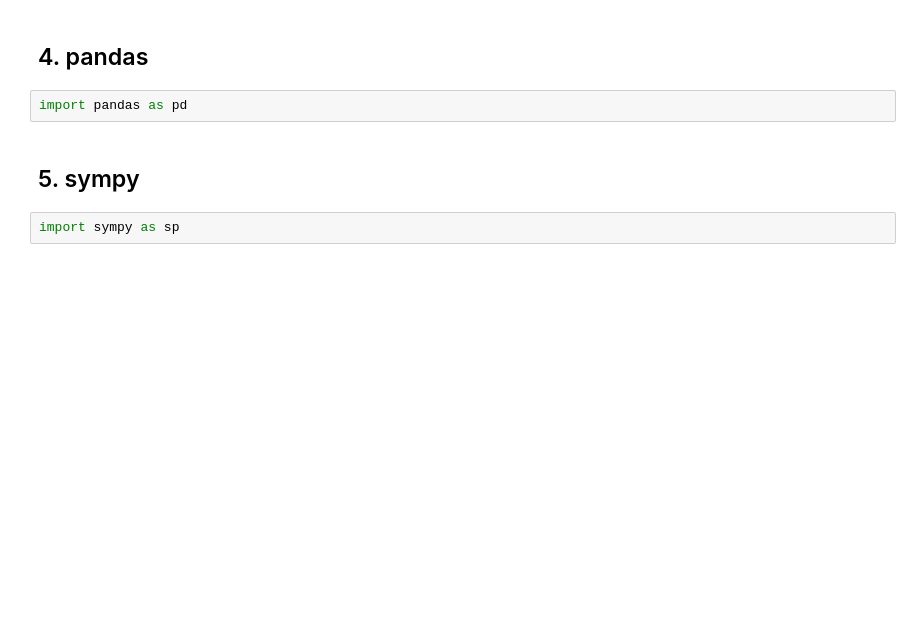
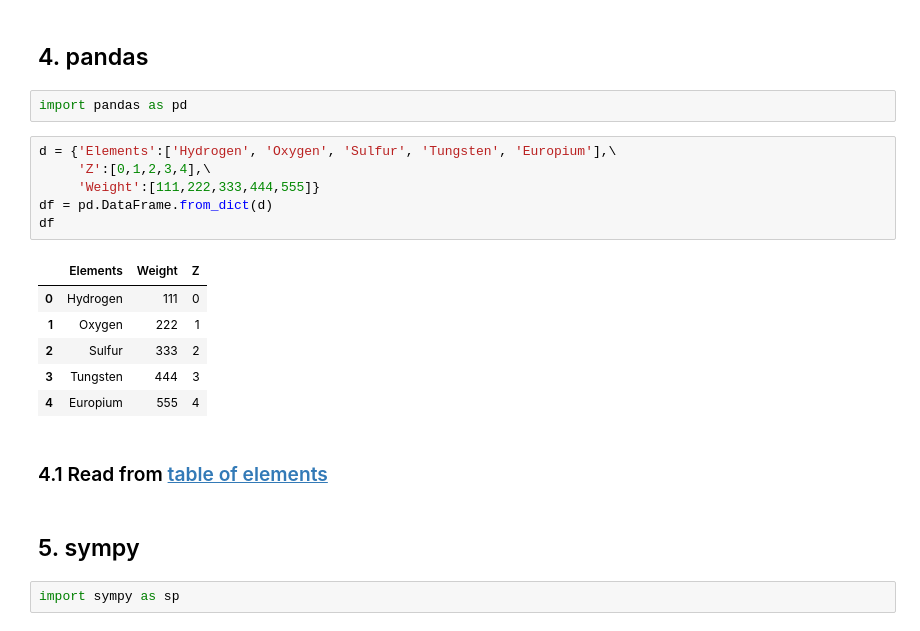
Before and after one commit to RealPolitiX/python_tutorial_FHI-PC-SESD, a Jupyter notebook: materials/PyTutorial_03_Numerics.ipynb, the cells around one changed output. Cells and saved outputs as stored; diff of their text form; blank space fills up the shorter version.

```diff
--- a/materials/PyTutorial_03_Numerics.ipynb
+++ b/materials/PyTutorial_03_Numerics.ipynb
@@ -170,6 +172,21 @@ import scipy as sp
 ## 4. pandas
 # %%
 import pandas as pd
+# %%
+d = {'Elements':['Hydrogen', 'Oxygen', 'Sulfur', 'Tungsten', 'Europium'],\
+     'Z':[0,1,2,3,4],\
+     'Weight':[111,222,333,444,555]}
+df = pd.DataFrame.from_dict(d)
+df
+# %% [output]
+|  | Elements | Weight | Z |
+| 0 | Hydrogen | 111 | 0 |
+| 1 | Oxygen | 222 | 1 |
+| 2 | Sulfur | 333 | 2 |
+| 3 | Tungsten | 444 | 3 |
+| 4 | Europium | 555 | 4 |
+# %% [markdown]
+### 4.1 Read from [table of elements](http://images-of-elements.com/element-properties.php)
 # %% [markdown]
 ## 5. sympy
 # %%
```
Also changed, not shown: parts of 1 cell of this notebook, 2 other files.
